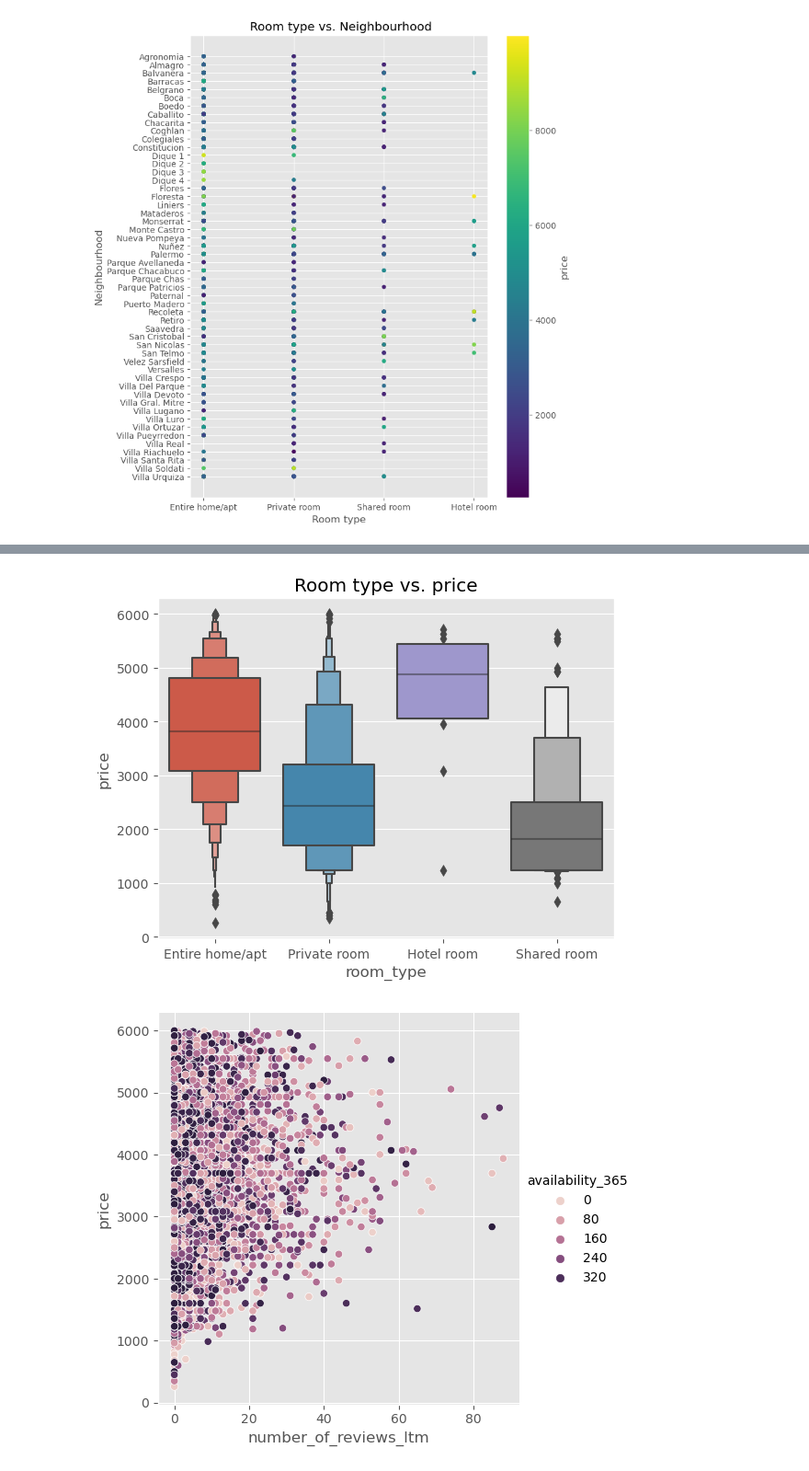
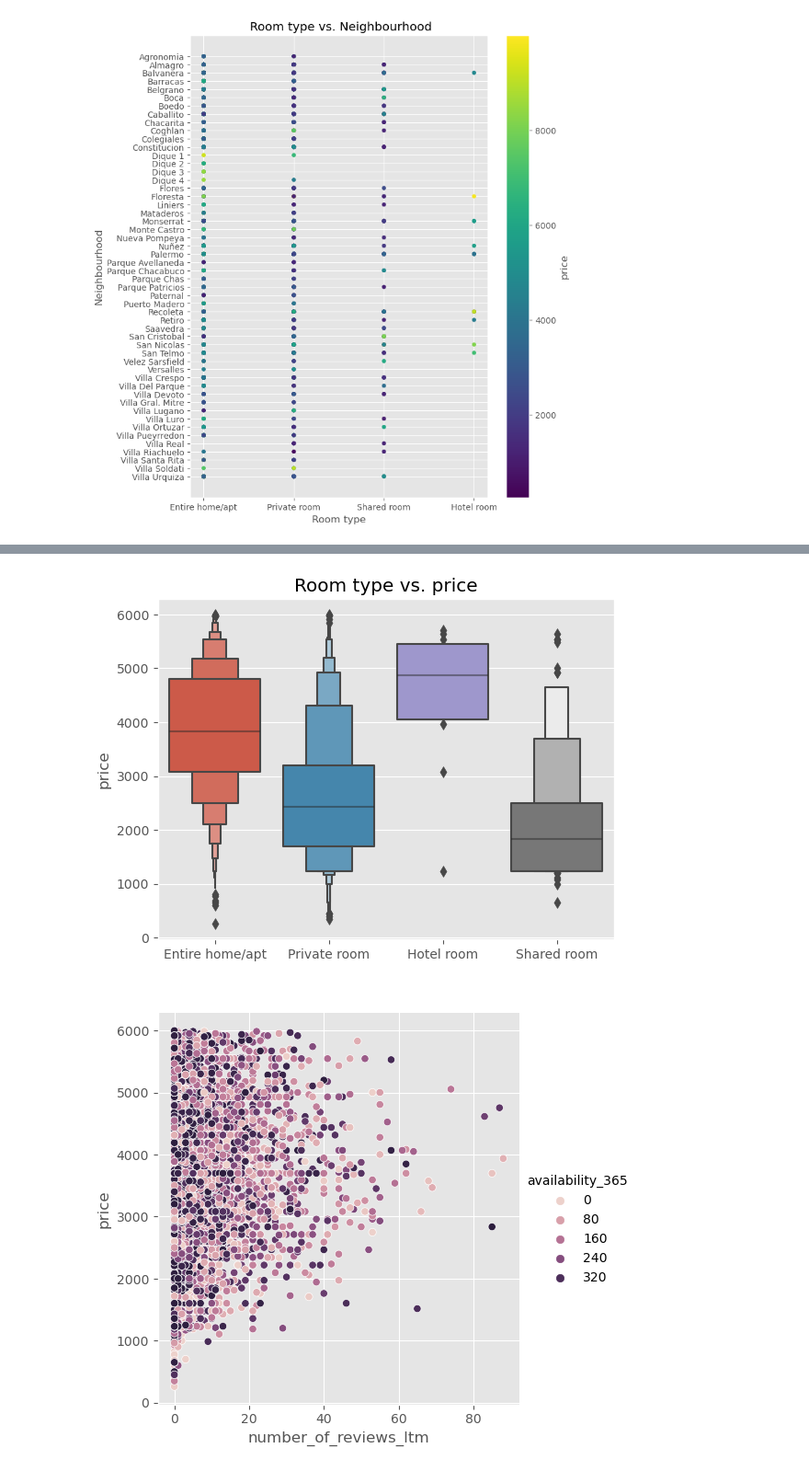
Before and after one commit to MartinLuxurya/airbnb_bsas, a Jupyter notebook: airbnb_bsas_EDA.ipynb, the cells around one changed output, grey strips where cells are left out. Shown at 92% size. Saved outputs shown, nothing was run; the diff lists cells and outputs as text; code cells hidden in the pictures.

```diff
--- a/airbnb_bsas_EDA.ipynb
+++ b/airbnb_bsas_EDA.ipynb
@@ -489,12 +462,12 @@ plt.show()
 # %%
 ax = sns.boxenplot(y='price',
                 x='room_type',
                 # hue='availability_365',
                 data=df.query('price < 6000'))
-ax.set_title('Room type vs. price')
+ax.set(title='Room type vs. price', xlabel=' ')
 plt.show()
 # %% [output]
-[figure, old version]
+[figure, new version]
 # %%
 ax = sns.relplot(y='price',
                 x='number_of_reviews_ltm',
```
Also changed, not shown: parts of 9 cells of this notebook.
